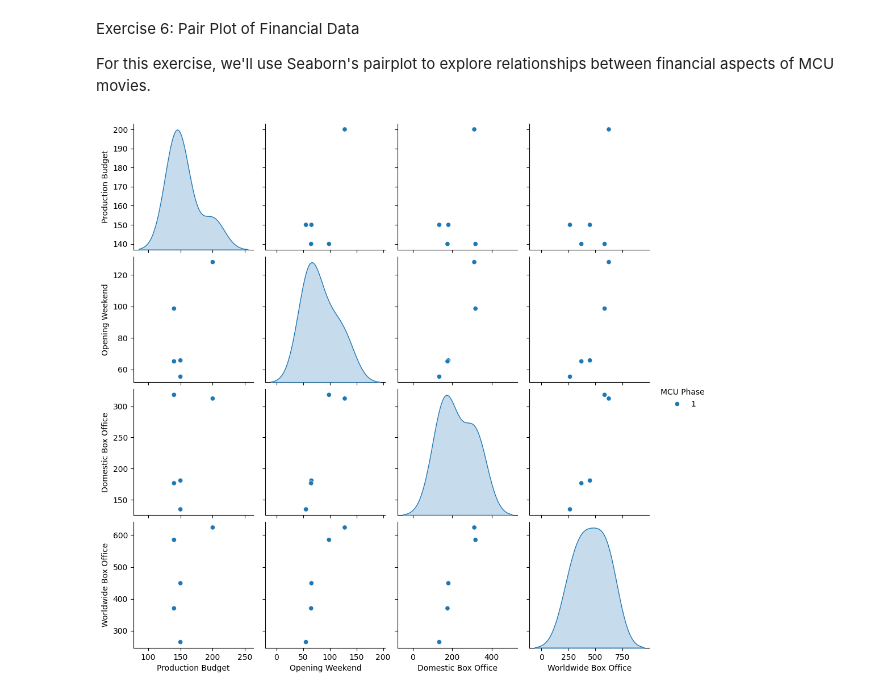
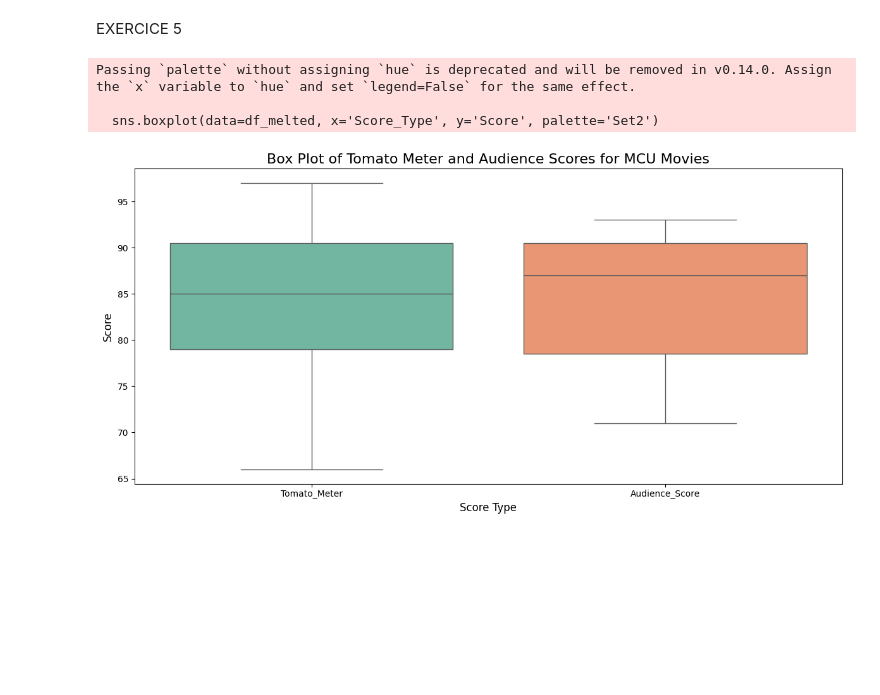
Before and after one commit to AgatheLebescond/DI_Bootcamp, a Jupyter notebook: W2_D4_XPG.ipynb, the cells around one changed output. Drawn from its saved outputs; the diff is of its cells as text; code cells hidden in the pictures; blank space fills up the shorter version.

```diff
--- a/W2_D4_XPG.ipynb
+++ b/W2_D4_XPG.ipynb
@@ -166,30 +134,48 @@ Passing `palette` without assigning `hue` is deprecated and will be removed in v
-# %% [markdown]
-Exercise 6: Pair Plot of Financial Data
-
-For this exercise, we'll use Seaborn's pairplot to explore relationships between financial aspects of MCU movies.
-# %%
-# Sample data
-data = {
-    'Movie': ['Iron Man', 'The Incredible Hulk', 'Iron Man 2', 'Thor', 'Captain America: The First Avenger'],
-    'Production Budget': [140, 150, 200, 150, 140],
-    'Opening Weekend': [98.6, 55.4, 128.1, 65.7, 65.1],
-    'Domestic Box Office': [318.4, 134.8, 312.4, 181.0, 176.7],
-    'Worldwide Box Office': [585.2, 264.8, 623.9, 449.3, 370.6],
-    'MCU Phase': [1, 1, 1, 1, 1]
-}
-
-# Create DataFrame
-df = pd.DataFrame(data)
-
-# Convert financial data to numeric
-df[['Production Budget', 'Opening Weekend', 'Domestic Box Office', 'Worldwide Box Office']] = df[
-    ['Production Budget', 'Opening Weekend', 'Domestic Box Office', 'Worldwide Box Office']].apply(pd.to_numeric)
-
-# Create pair plot
-sns.pairplot(df, hue='MCU Phase',
-             vars=['Production Budget', 'Opening Weekend', 'Domestic Box Office', 'Worldwide Box Office'])
-
-# Display the plot
-plt.show()
-# %% [output]
-[figure, removed]
+# %% [markdown]
+EXERCICE 5
+# %%
+import seaborn as sns
+import matplotlib.pyplot as plt
+import pandas as pd
+
+# Sample data for MCU movie scores
+scores_data = {
+    'Movie': [
+        'Iron Man', 'The Incredible Hulk', 'Iron Man 2', 'Thor', 'Captain America: The First Avenger',
+        'The Avengers', 'Iron Man 3', 'Thor: The Dark World', 'Captain America: The Winter Soldier',
+        'Guardians of the Galaxy', 'Avengers: Age of Ultron', 'Ant-Man', 'Captain America: Civil War',
+        'Doctor Strange', 'Guardians of the Galaxy Vol. 2', 'Spider-Man: Homecoming', 'Thor: Ragnarok',
+        'Black Panther', 'Avengers: Infinity War', 'Ant-Man and The Wasp', 'Captain Marvel',
+        'Avengers: Endgame', 'Spider-Man: Far From Home'
+    ],
+    'Tomato_Meter': [
+        94, 67, 72, 67, 80, 92, 78, 66, 89, 91, 75, 83, 90, 89, 85, 92, 83, 97, 85, 88, 83, 85, 94
+    ],
+    'Audience_Score': [
+        93, 71, 72, 77, 79, 91, 78, 76, 90, 92, 87, 87, 91, 90, 87, 89, 92, 90, 79, 91, 87, 78, 90
+    ]
+}
+
+# Create a DataFrame
+df_scores = pd.DataFrame(scores_data)
+
+# Melt the DataFrame to long format for Seaborn
+df_melted = df_scores.melt(id_vars='Movie', value_vars=['Tomato_Meter', 'Audience_Score'], var_name='Score_Type', value_name='Score')
+
+# Create a box plot
+plt.figure(figsize=(12, 6))
+sns.boxplot(data=df_melted, x='Score_Type', y='Score', palette='Set2')
+
+# Customize the plot
+plt.title('Box Plot of Tomato Meter and Audience Scores for MCU Movies', fontsize=16)
+plt.xlabel('Score Type', fontsize=12)
+plt.ylabel('Score', fontsize=12)
+
+# Display the plot
+plt.tight_layout()
+plt.show()
+# %% [output]
+Passing `palette` without assigning `hue` is deprecated and will be removed in v0.14.0. Assign the `x` variable to `hue` and set `legend=False` for the same effect.
+
+  sns.boxplot(data=df_melted, x='Score_Type', y='Score', palette='Set2')
+[figure, added]
```
Also changed, not shown: parts of 17 cells of this notebook.
